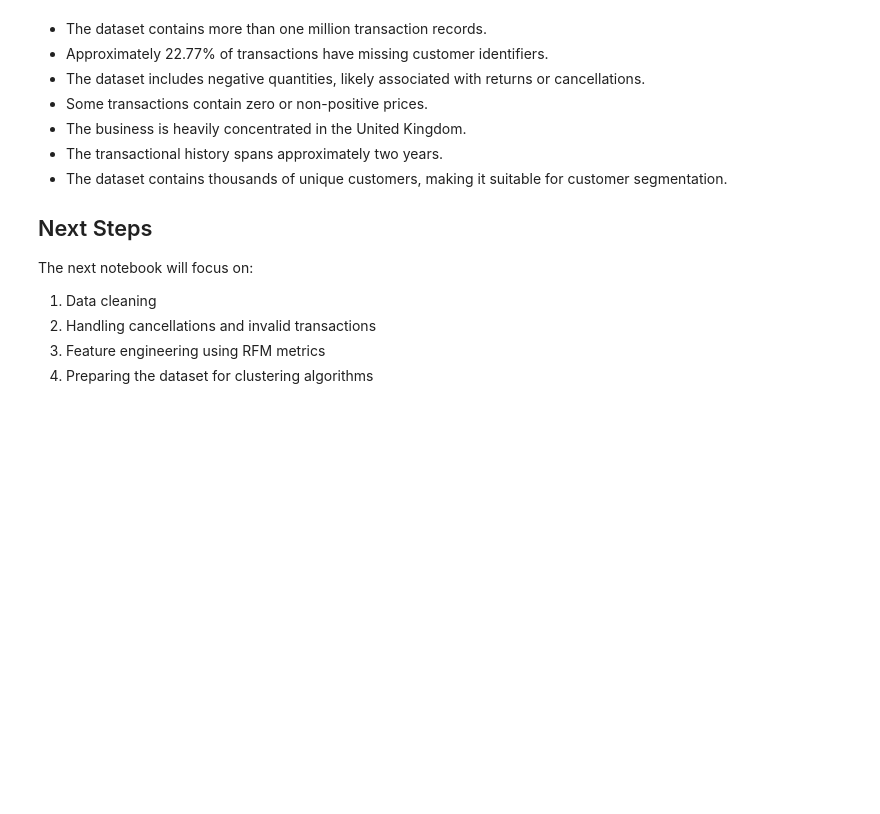
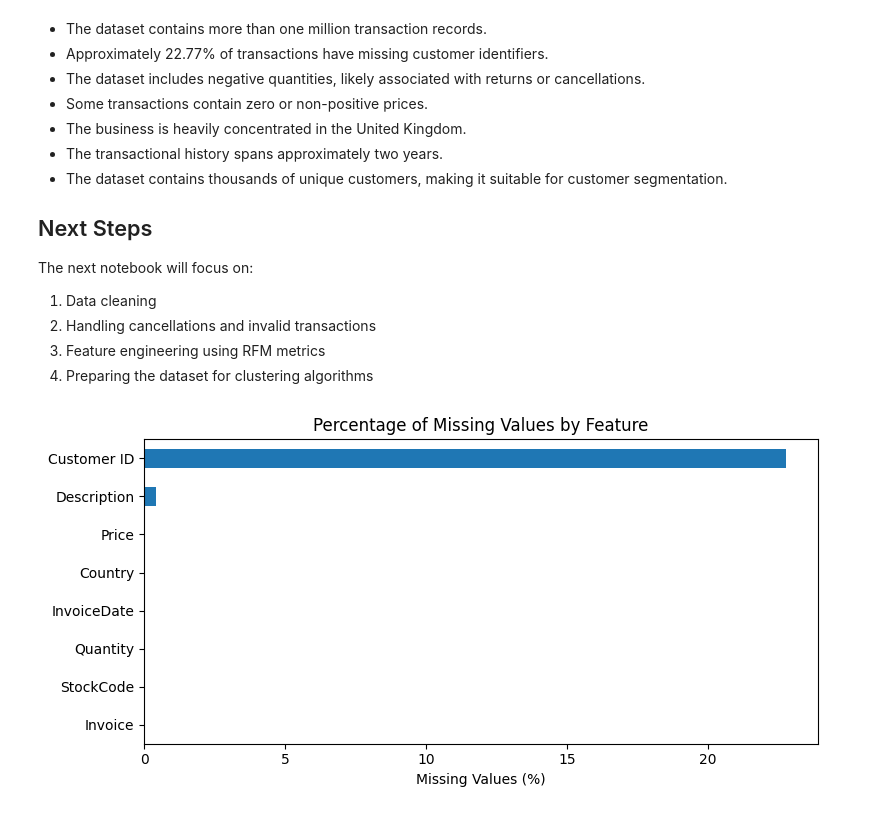
Before and after one commit to GeronimoFernandez/retail-customer-segmentation-ml, a Jupyter notebook: notebooks/01_data_understanding.ipynb, the cells around one changed output. Drawn from its saved outputs; the diff is of its cells as text; code cells hidden in the pictures; blank space fills up the shorter version.

Commit message:
Add project visualizations and update README

```diff
--- a/notebooks/01_data_understanding.ipynb
+++ b/notebooks/01_data_understanding.ipynb
@@ -11,7 +11,8 @@ from pathlib import Path
 pd.set_option('display.max_columns', None)
 # %%
 #3. Carga y unión de datasets
-ruta_archivo = r'C:\Users\usuario\Desktop\Retail Customer Intelligence Customer Segmentation through Unsupervised Machine Learning\data\raw\online_retail_II.xlsx'
+ruta_archivo = r"C:\Users\usuario\Desktop\Proyectos importantes\Retail Customer Intelligence Customer Segmentation through Unsupervised Machine Learning\data\raw\online_retail_II.xlsx"
+
 
 
 df_09_10 = pd.read_excel(ruta_archivo, sheet_name="Year 2009-2010")
@@ -247,3 +248,14 @@ The next notebook will focus on:
 2. Handling cancellations and invalid transactions
 3. Feature engineering using RFM metrics
 4. Preparing the dataset for clustering algorithms
+# %%
+missing_pct = (df.isnull().mean()*100).sort_values(ascending=True)
+
+plt.figure(figsize=(8,4))
+missing_pct.plot(kind="barh")
+plt.title("Percentage of Missing Values by Feature")
+plt.xlabel("Missing Values (%)")
+plt.tight_layout()
+plt.show()
+# %% [output]
+[figure, added]
```
Also changed, not shown: parts of 1 cell of this notebook, 7 other files.
